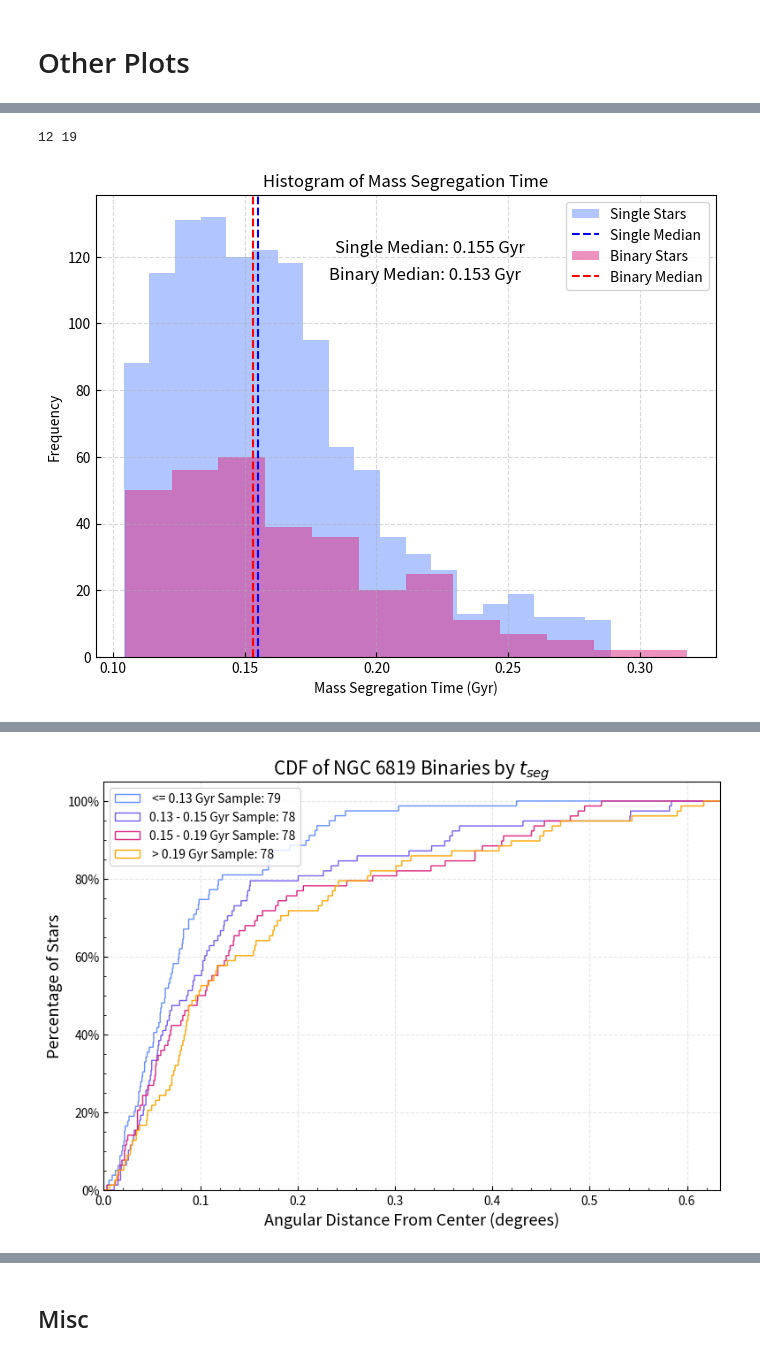
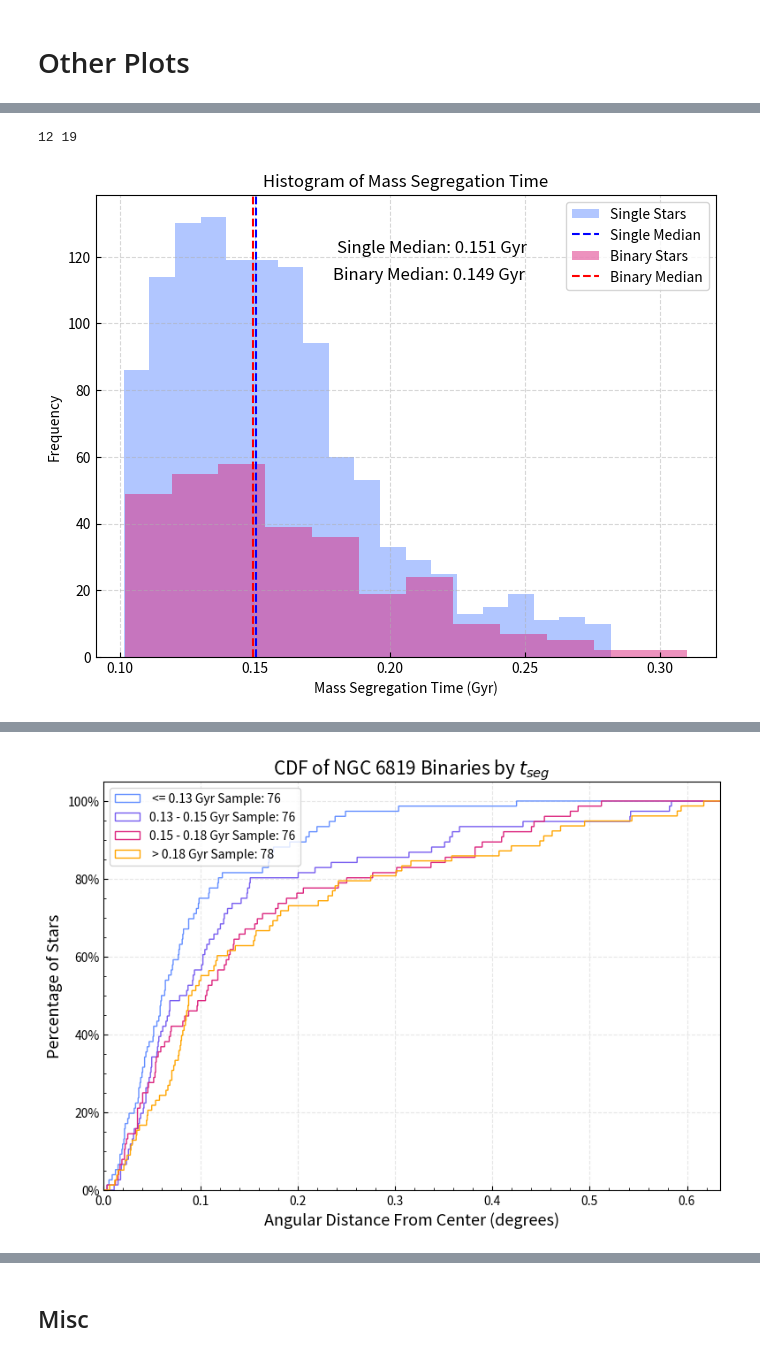
Before and after one commit to Clairezy/BASE9_utils, a Jupyter notebook: getGaiaData/plotBinaryAnalysis_annadata copy.ipynb, the cells around one changed output, grey strips where cells are left out. Saved outputs shown, nothing was run; the diff lists cells and outputs as text; code cells hidden in the pictures.

Commit message:
Finalizing data

```diff
--- a/getGaiaData/plotBinaryAnalysis_annadata copy.ipynb
+++ b/getGaiaData/plotBinaryAnalysis_annadata copy.ipynb
@@ -36,13 +36,13 @@ phot = pd.read_csv(ph, sep=' ')
 #0.25 CMprior and qMedian filters
 #0.1 CMprior and qMedian filters
 
-phot = phot[phot['CMprior'] >= 0.1]
+phot = phot[phot['CMprior'] >= 0.12]
 #phot = phot[phot['G'] > 15]
 #phot = phot[phot['G'] < 20]
 #phot = phot[phot['sigG_BP'] < np.nanmedian(phot['sigG_BP'])]
 
 #store any single star with a qMedian >= 0, and store any binary with qMedian >= 0.5
-phot = phot[((phot['binary'] == False) & (phot['qMedian'] >= 0.0)) | ((phot['binary'] == True) & (phot['qMedian'] >= 0.5))]
+phot = phot[((phot['binary'] == False)) | ((phot['binary'] == True) & (phot['qMedian'] >= 0.5))]
 #phot = phot[phot['sigG_BP'] < 0.0075]
 #phot = phot[phot['qMedian'] >= 0.1]
 # %% [markdown]
@@ -445,26 +439,30 @@ formatter = ticker.FuncFormatter(year_to_gigayear)
 ax.xaxis.set_major_formatter(formatter)
 # %% [output]
 12 19
-[figure, old version]
+[figure, new version]
 # %%
 number_bins = 4
+
 # Sort the data in ascending order
 sorted_data = np.sort(binaryPhot_copy['t_seg'])
 
+# Calculate the total number of data points
+total_points = len(sorted_data)
+
 # Calculate the sample size for each bin
-sample_size = len(sorted_data) // number_bins
+sample_size = total_points // number_bins
 
 # Initialize an empty list to store the bin endpoints
-bin_endpoints = []
+binary_endpoints = []
 
 # Iterate over the number of bins
 for i in range(number_bins):
     # Calculate the indices for the start and end of the current bin
     start_index = i * sample_size
-    end_index = (i + 1) * sample_size
+    end_index = start_index + sample_size - 1
 
     # Append the bin endpoints to the list
-    bin_endpoints.append(sorted_data[end_index])
+    binary_endpoints.append(sorted_data[end_index])
 
 #print(bin_endpoints)
 # %%
@@ -475,62 +473,56 @@ min_tseg = np.min(binaryPhot_copy['t_seg'])
 max_tseg = np.max(binaryPhot_copy['t_seg'])
 print(f'Min: {min_tseg/1e9:.3f} Gyr', f'\nMax: {max_tseg/1e9:.3f} Gyr')
 
-binaryfilter1 = binaryPhot_copy.loc[(binaryPhot_copy['t_seg']  >= min_tseg) & (binaryPhot_copy['t_seg']  <= bin_endpoints[0])]
-binaryfilter2 = binaryPhot_copy.loc[(binaryPhot_copy['t_seg']  > bin_endpoints[0]) & (binaryPhot_copy['t_seg']  <=  bin_endpoints[1])]
-binaryfilter3 = binaryPhot_copy.loc[(binaryPhot_copy['t_seg']  > bin_endpoints[1] ) & (binaryPhot_copy['t_seg']  <=  bin_endpoints[2])]
-binaryfilter4 = binaryPhot_copy.loc[(binaryPhot_copy['t_seg']  > bin_endpoints[2] ) & (binaryPhot_copy['t_seg']  <= max_tseg)]
+binaryfilter1 = binaryPhot_copy.loc[(binaryPhot_copy['t_seg']  >= min_tseg) & (binaryPhot_copy['t_seg']  <= binary_endpoints[0])]
+binaryfilter2 = binaryPhot_copy.loc[(binaryPhot_copy['t_seg']  > binary_endpoints[0]) & (binaryPhot_copy['t_seg']  <=  binary_endpoints[1])]
+binaryfilter3 = binaryPhot_copy.loc[(binaryPhot_copy['t_seg']  > binary_endpoints[1] ) & (binaryPhot_copy['t_seg']  <=  binary_endpoints[2])]
+binaryfilter4 = binaryPhot_copy.loc[(binaryPhot_copy['t_seg']  > binary_endpoints[2] ) & (binaryPhot_copy['t_seg']  <= max_tseg)]
 
 #print(binaryfilter1)
 #binary = binaryGaiaData.loc[(binaryGaiaData['m1Mean']  > 1) & (binaryGaiaData['m1Mean']  <  1.3)]
 
-bin1 = binaryfilter1['distance']
-bin2 = binaryfilter2['distance']
-bin3 = binaryfilter3['distance']
-bin4 = binaryfilter4['distance']
+binarybin1 = binaryfilter1['distance']
+binarybin2 = binaryfilter2['distance']
+binarybin3 = binaryfilter3['distance']
+binarybin4 = binaryfilter4['distance']
 allbinaries = binaryPhot_copy['distance']
 
-bin1Sample = bin1.shape[0]
-bin2Sample = bin2.shape[0]
-bin3Sample = bin3.shape[0]
-bin4Sample = bin4.shape[0]
+binarybin1Sample = binarybin1.shape[0]
+binarybin2Sample = binarybin2.shape[0]
+binarybin3Sample = binarybin3.shape[0]
+binarybin4Sample = binarybin4.shape[0]
 allSample = binaryPhot_copy.shape[0]
 # print(binary)
 
-ax.hist(bin1, cumulative = True, density = True, range=(0,1), histtype = "step", bins = 1500, color='#648fff', label=f' <= {bin_endpoints[0]/1e9:.2f} Gyr Sample: {bin1Sample}')
-ax.hist(bin2, cumulative = True, density = True, range=(0,1), histtype = "step", bins = 1500, color='#785ef0', label=f'{bin_endpoints[0]/1e9:.2f} - {bin_endpoints[1]/1e9:.2f} Gyr Sample: {bin2Sample}')
-ax.hist(bin3, cumulative = True, density = True, range=(0,1), histtype = "step", bins = 1500, color='#dc267f', label=f'{bin_endpoints[1]/1e9:.2f} - {bin_endpoints[2]/1e9:.2f} Gyr Sample: {bin3Sample}')
-ax.hist(bin4, cumulative = True, density = True, range=(0,1), histtype = "step", bins = 1500, color='orange', label=f' > {bin_endpoints[2]/1e9:.2f} Gyr Sample: {bin4Sample}')
+ax.hist(binarybin1, cumulative = True, density = True, range=(0,1), histtype = "step", bins = 1500, color='#648fff', label=f' <= {binary_endpoints[0]/1e9:.2f} Gyr Sample: {binarybin1Sample}')
+ax.hist(binarybin2, cumulative = True, density = True, range=(0,1), histtype = "step", bins = 1500, color='#785ef0', label=f'{binary_endpoints[0]/1e9:.2f} - {binary_endpoints[1]/1e9:.2f} Gyr Sample: {binarybin2Sample}')
+ax.hist(binarybin3, cumulative = True, density = True, range=(0,1), histtype = "step", bins = 1500, color='#dc267f', label=f'{binary_endpoints[1]/1e9:.2f} - {binary_endpoints[2]/1e9:.2f} Gyr Sample: {binarybin3Sample}')
+ax.hist(binarybin4, cumulative = True, density = True, range=(0,1), histtype = "step", bins = 1500, color='orange', label=f' > {binary_endpoints[2]/1e9:.2f} Gyr Sample: {binarybin4Sample}')
 #ax.hist(allbinaries, cumulative = True, density = True, range=(0,1), histtype = "step", bins = 1500, color='#FFB000', label=f'All Samples: {allSample}')
 
 
-ks_result, twoside_pvalue1 = ks_2samp(bin1,bin2)
-ks_result, less_pvalue1 = ks_2samp(bin1,bin2,alternative='less')
+ks_result, twoside_pvalue1 = ks_2samp(binarybin1,binarybin2)
+ks_result, less_pvalue1 = ks_2samp(binarybin1,binarybin2,alternative='less')
 print(twoside_pvalue1)
 
-ks_result, twoside_pvalue2 = ks_2samp(bin2,bin3)
-ks_result, less_pvalue2= ks_2samp(bin2,bin3,alternative='less')
+ks_result, twoside_pvalue2 = ks_2samp(binarybin2,binarybin3)
+ks_result, less_pvalue2= ks_2samp(binarybin2,binarybin3,alternative='less')
 print(twoside_pvalue2)
 
-ks_result, twoside_pvalue3= ks_2samp(bin1,bin3)
-ks_result, less_pvalue3 = ks_2samp(bin1,bin3,alternative='less')
+ks_result, twoside_pvalue3= ks_2samp(binarybin1,binarybin3)
+ks_result, less_pvalue3 = ks_2samp(binarybin1,binarybin3,alternative='less')
 print(twoside_pvalue3)
 
-ks_result, twoside_pvalue4= ks_2samp(bin1,bin4)
-ks_result, less_pvalue4 = ks_2samp(bin1,bin4,alternative='less')
+ks_result, twoside_pvalue4= ks_2samp(binarybin1,binarybin4)
+ks_result, less_pvalue4 = ks_2samp(binarybin1,binarybin4,alternative='less')
 print(twoside_pvalue4)
 
 plt.xlabel("Angular Distance From Center (degrees)", fontsize=13)
 plt.ylabel("Percentage of Stars", fontsize=13)
 plt.title("CDF of NGC 6819 Binaries by $t_{seg}$", fontsize=15)
 plt.legend(loc='upper left')
-# plt.text(.008, .88, f'K-S "two-sided" P-value: {twoside_pvalue:.5f}\nK-S "less" P-value: {less_pvalue:.5f}\n1.0M$\odot$ - 1.3M$\odot$ Sample: {binarySample}\n0.6M$\odot$ - 1.0M$\odot$ Sample: {singleSample}',fontsize = 10,
-#          bbox = dict(facecolor='w', boxstyle='round', edgecolor='lightgray'))
-# custom_lines = [ Line2D([0], [0], color='g',alpha=1, lw=2, ls='-'),
-#                                 Line2D([0], [0], color='b',alpha=1, lw=2, ls='-'), ]
 plt.grid(linestyle='--', alpha=0.3)
-#plt.legend(custom_lines, ['Binary stars', 'Single stars'],loc=2, fontsize=10)
-# plt.annotate(text="Binary stars", color='g', xy=(.104,.81), xytext=(.104,.81), size=12)
-# plt.annotate(text="Single stars", color='b', xy=(.155,.69), xytext=(.155,.69), size=12)
+
 from matplotlib.ticker import PercentFormatter
 plt.gca().yaxis.set_major_formatter(PercentFormatter(1))
 
@@ -549,4 +541,4 @@ Max: 0.318 Gyr
-[figure, old version]
+[figure, new version]
 # %%
 number_bins = 4
 
```
Also changed, not shown: parts of 15 cells of this notebook, 1 other file.
